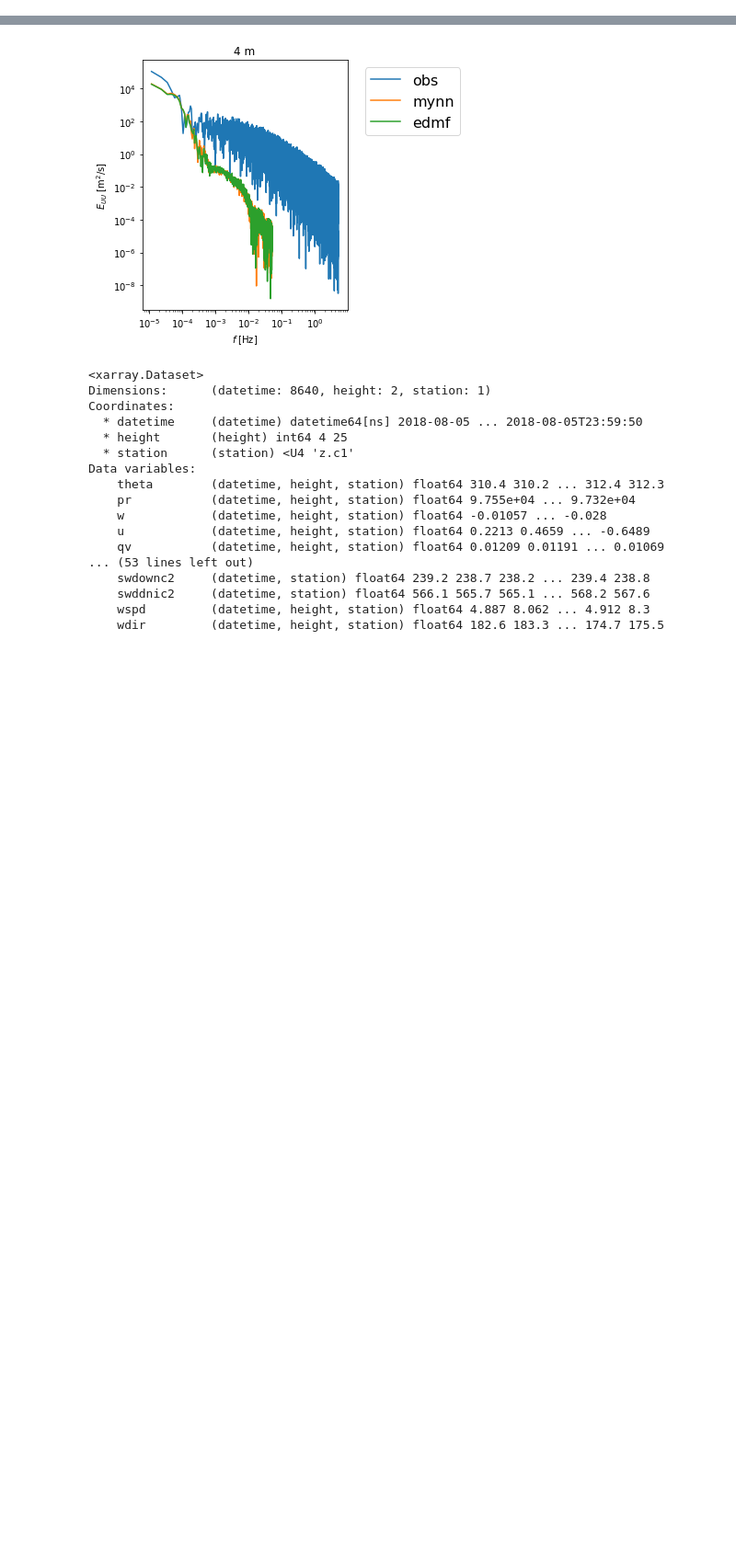
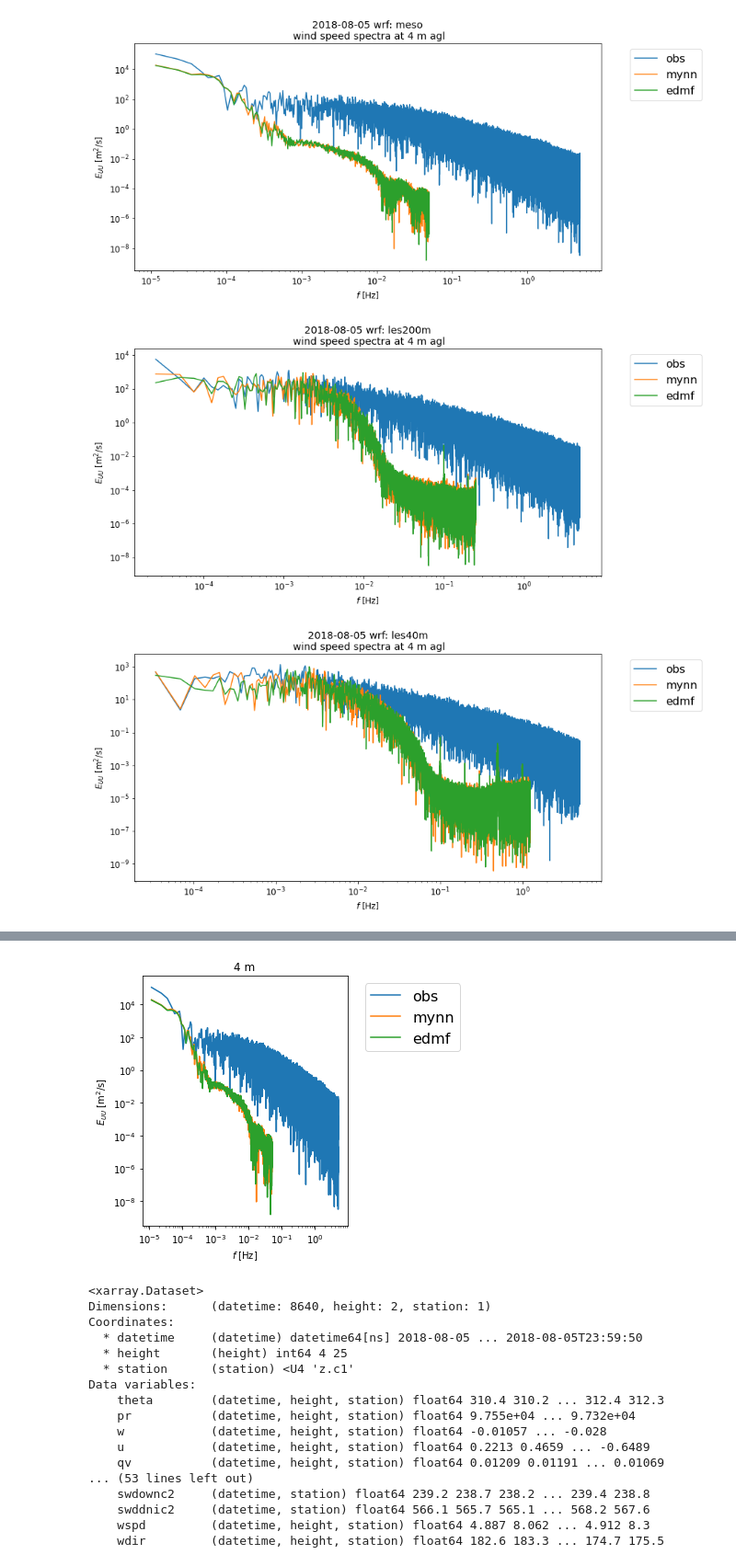
Before and after one commit to joejoeyjoseph/mmc-pnnl-j3, a Jupyter notebook: sgp/eagle/03d_j3wrf_meso-les_spectrum.ipynb, the cells around one changed output, grey strips where cells are left out. Shown at 92% size. Cells and saved outputs as stored; diff of their text form; code cells hidden in the pictures; blank space fills up the shorter version.

```diff
--- a/sgp/eagle/03d_j3wrf_meso-les_spectrum.ipynb
+++ b/sgp/eagle/03d_j3wrf_meso-les_spectrum.ipynb
@@ -81,0 +133,9 @@ def read_wrf_ts(eval_date, sim):
+# %%
+eval_date = '2018-08-05'
+
+for sim in sim_dict.keys():
+    plot_spectra(eval_date, sim)
+# %% [output]
+[figure, added]
+[figure, added]
+[figure, added]
```
Also changed, not shown: parts of 8 cells of this notebook, 6 other files.
